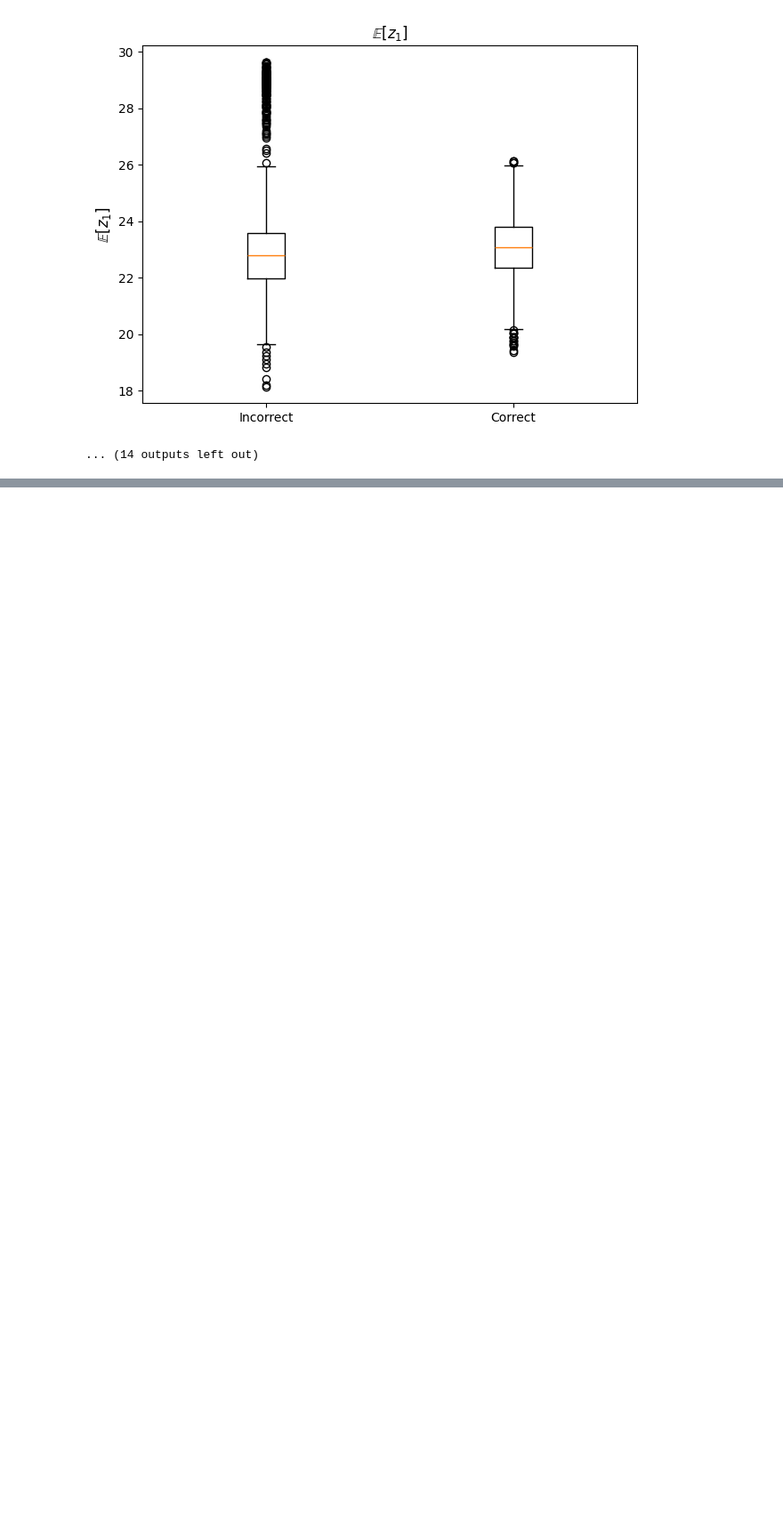
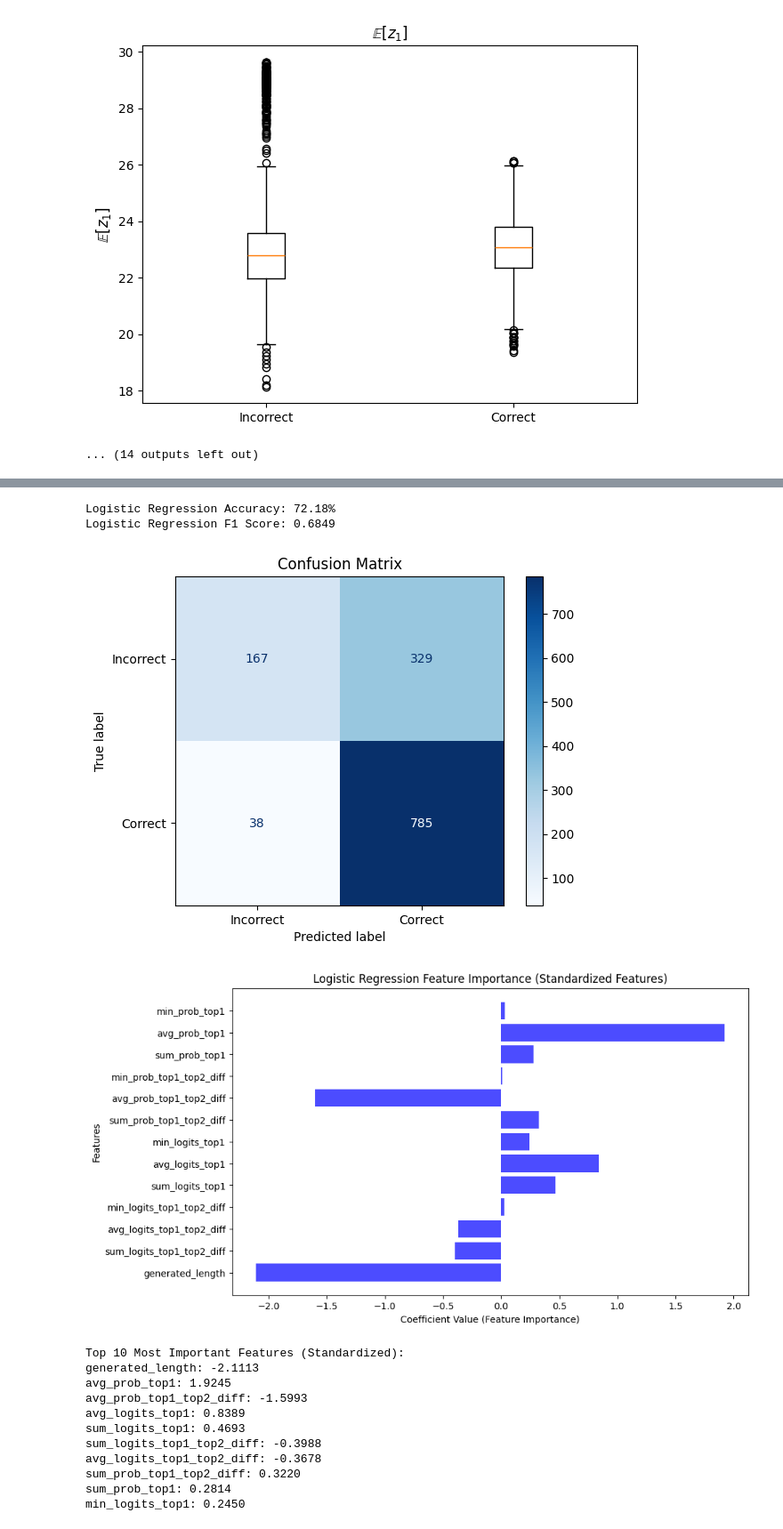
Before and after one commit to SewoongLee/probing-reasoning, a Jupyter notebook: probe-logits-llama-3.2-3B-Instruct-gsm8k-performance_probing.ipynb, the cells around one changed output, grey strips where cells are left out. Shown at 89% size. Drawn from its saved outputs; the diff is of its cells as text; code cells hidden in the pictures; blank space fills up the shorter version.

```diff
--- a/probe-logits-llama-3.2-3B-Instruct-gsm8k-performance_probing.ipynb
+++ b/probe-logits-llama-3.2-3B-Instruct-gsm8k-performance_probing.ipynb
@@ -572,0 +490,73 @@ sum_logits_top1: 0.0016
+# %%
+import numpy as np
+import matplotlib.pyplot as plt
+from sklearn.linear_model import LogisticRegression
+from sklearn.preprocessing import StandardScaler
+from sklearn.metrics import f1_score, confusion_matrix, ConfusionMatrixDisplay
+
+# Convert dictionary features to matrix
+def extract_features_from_dict(features):
+    keys = list(features[0].keys())
+    matrix = np.array([[sample[key] for key in keys] for sample in features])
+    return matrix, keys
+
+# Convert data
+train_features_matrix, feature_keys = extract_features_from_dict(train_features)
+test_features_matrix, _ = extract_features_from_dict(test_features)
+
+# Scale the data
+scaler = StandardScaler()
+train_features_matrix = scaler.fit_transform(train_features_matrix)
+test_features_matrix = scaler.transform(test_features_matrix)
+
+# Logistic Regression
+clf = LogisticRegression(max_iter=5000)
+clf.fit(train_features_matrix, train_labels)
+
+# Evaluate
+test_predictions = clf.predict(test_features_matrix)
+clf_accuracy = np.mean(test_predictions == test_labels)
+clf_f1 = f1_score(test_labels, test_predictions, average='weighted')
+
+print(f"Logistic Regression Accuracy: {clf_accuracy * 100:.2f}%")
+print(f"Logistic Regression F1 Score: {clf_f1:.4f}")
+
+# Confusion Matrix
+cm = confusion_matrix(test_labels, test_predictions)
+disp = ConfusionMatrixDisplay(confusion_matrix=cm, display_labels=["Incorrect", "Correct"])
+disp.plot(cmap="Blues")
+plt.title("Confusion Matrix")
+plt.savefig("outputs/probe-logits-llama-3.2-3B-Instruct-gsm8k-performance_probing/confusion_matrix_with_scaling.pdf")
+plt.show()
+
+# Feature Importance
+coefficients = clf.coef_[0]  # Coefficients for the first class
+plt.figure(figsize=(10, 6))
+plt.barh(feature_keys, coefficients, color='b', alpha=0.7)
+plt.xlabel("Coefficient Value (Feature Importance)")
+plt.ylabel("Features")
+plt.title("Logistic Regression Feature Importance (Standardized Features)")
+plt.savefig("outputs/probe-logits-llama-3.2-3B-Instruct-gsm8k-performance_probing/feature_importance_standardized.pdf")
+plt.show()
+
+# Sort features by absolute importance
+sorted_features = sorted(zip(feature_keys, coefficients), key=lambda x: abs(x[1]), reverse=True)
+print("\nTop 10 Most Important Features (Standardized):")
+for feature, coeff in sorted_features[:10]:
+    print(f"{feature}: {coeff:.4f}")
+# %% [output]
+Logistic Regression Accuracy: 72.18%
+Logistic Regression F1 Score: 0.6849
+[figure, added]
+[figure, added]
+Top 10 Most Important Features (Standardized):
+generated_length: -2.1113
+avg_prob_top1: 1.9245
+avg_prob_top1_top2_diff: -1.5993
+avg_logits_top1: 0.8389
+sum_logits_top1: 0.4693
+sum_logits_top1_top2_diff: -0.3988
+avg_logits_top1_top2_diff: -0.3678
+sum_prob_top1_top2_diff: 0.3220
+sum_prob_top1: 0.2814
+min_logits_top1: 0.2450
```
Also changed, not shown: parts of 2 cells of this notebook.
